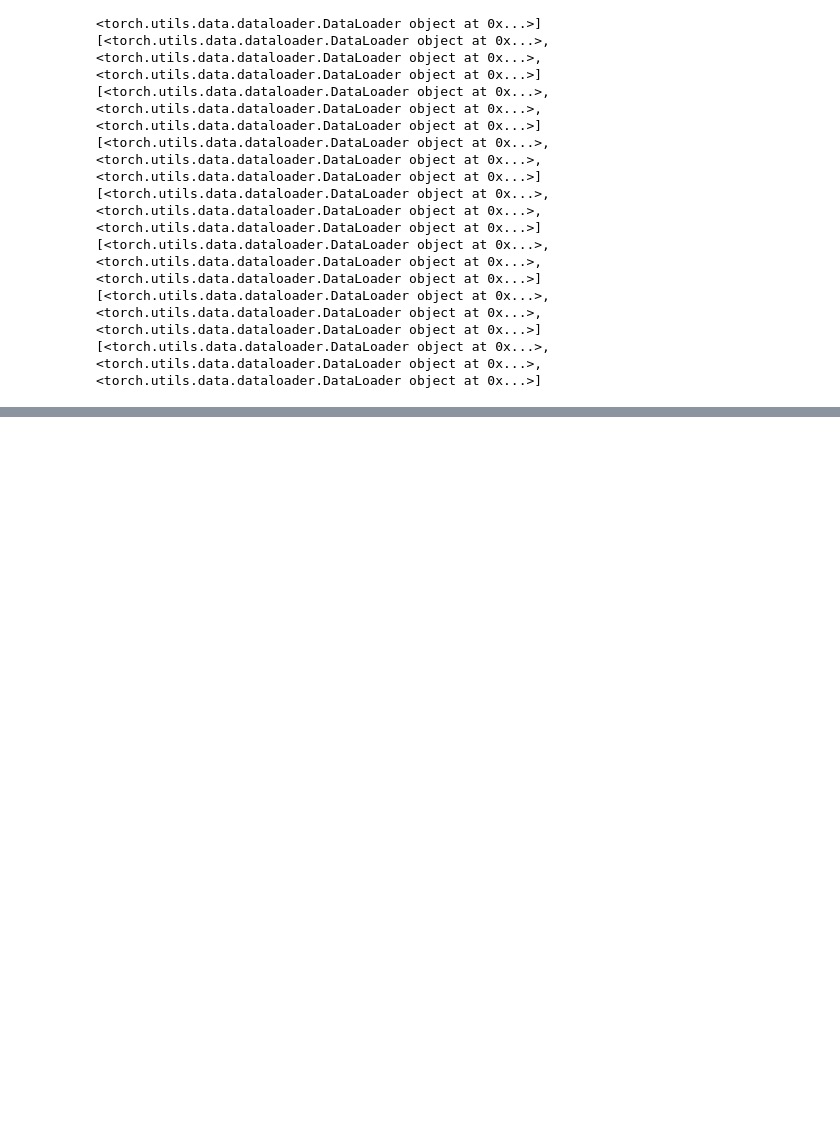
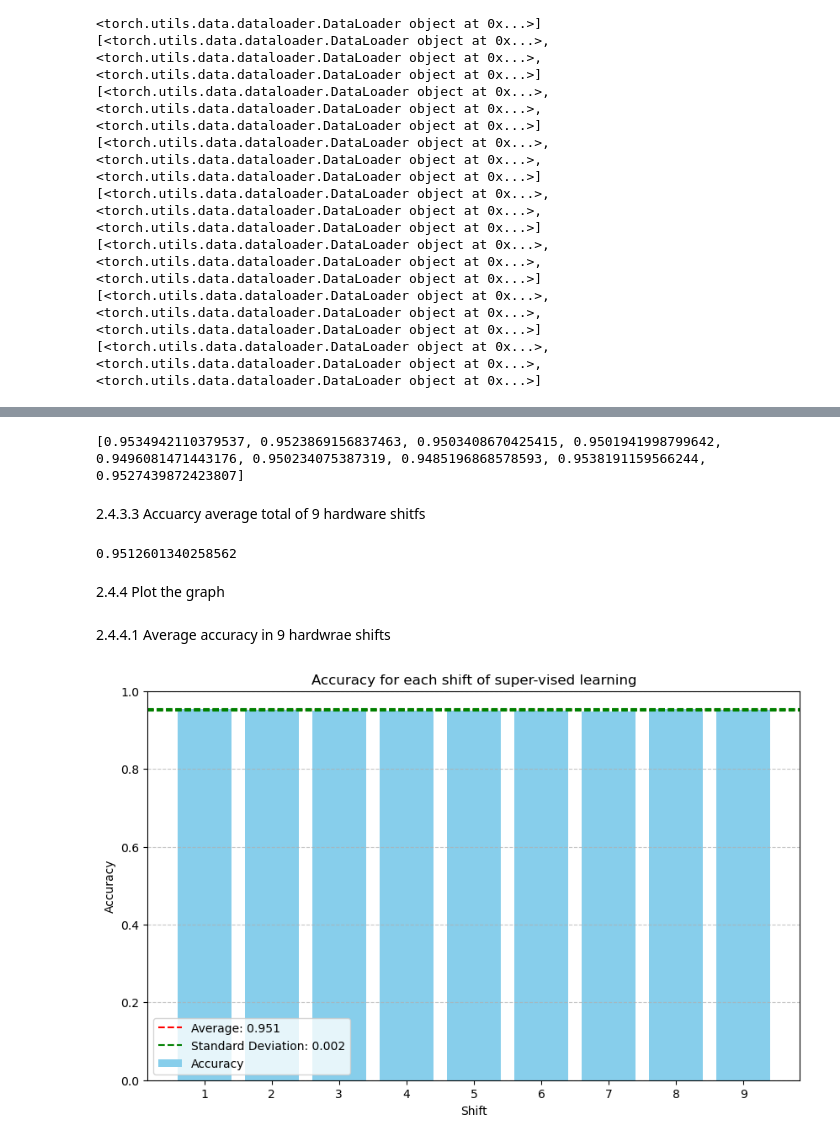
Before and after one commit to tuan220199/Prosthetic_hand_private, a Jupyter notebook: robustness_data_analysis.ipynb, the cells around one changed output, grey strips where cells are left out. Cells and saved outputs as stored; diff of their text form; code cells hidden in the pictures; blank space fills up the shorter version.

Commit message:
Update the self-supervised learning data analysis

```diff
--- a/robustness_data_analysis.ipynb
+++ b/robustness_data_analysis.ipynb
@@ -713,0 +766,57 @@ for shift in range(9):
+# %%
+average_accuracies_self_supervised = []
+for accuracy in accuracies_self_supervised_list:
+    average_accuracies_self_supervised.append(sum(accuracy)/3)
+
+print(average_accuracies_self_supervised)
+# %% [output]
+[0.9534942110379537, 0.9523869156837463, 0.9503408670425415, 0.9501941998799642, 0.9496081471443176, 0.950234075387319, 0.9485196868578593, 0.9538191159566244, 0.9527439872423807]
+# %% [markdown]
+2.4.3.3 Accuarcy average total of 9 hardware shitfs
+# %%
+value_average_accuracies_self_supervised = sum(average_accuracies_self_supervised) / 9
+print(value_average_accuracies_self_supervised)
+# %% [output]
+0.9512601340258562
+# %% [markdown]
+2.4.4 Plot the graph
+# %% [markdown]
+2.4.4.1 Average accuracy in 9 hardwrae shifts
+# %%
+import matplotlib.pyplot as plt
+import numpy as np
+
+# Data
+
+shifts = range(1, len(average_accuracies_self_supervised) + 1)
+
+# Calculate average and standard deviation
+avg_accuracy = np.mean(average_accuracies_self_supervised)
+std_deviation = np.std(average_accuracies_self_supervised)
+
+# Create bar chart
+plt.figure(figsize=(10, 6))
+plt.bar(shifts, average_accuracies_self_supervised, color='skyblue', label='Accuracy')
+
+# Plot average and standard deviation
+plt.axhline(y=avg_accuracy, color='red', linestyle='--', label=f'Average: {avg_accuracy:.3f}')
+plt.axhline(y=avg_accuracy + std_deviation, color='green', linestyle='--', label=f'Standard Deviation: {std_deviation:.3f}')
+plt.axhline(y=avg_accuracy - std_deviation, color='green', linestyle='--')
+
+# Add labels and title
+plt.xlabel('Shift')
+plt.ylabel('Accuracy')
+plt.title('Accuracy for each shift of super-vised learning')
+
+# Set y-axis limits
+plt.ylim(0,1)
+
+# Show legend
+plt.legend()
+
+# Show plot
+plt.xticks(shifts)
+plt.grid(axis='y', linestyle='--', alpha=0.7)  # Add horizontal grid lines
+plt.show()
+# %% [output]
+[figure, added]
```
Also changed, not shown: parts of 10 cells of this notebook, 2 other files.
